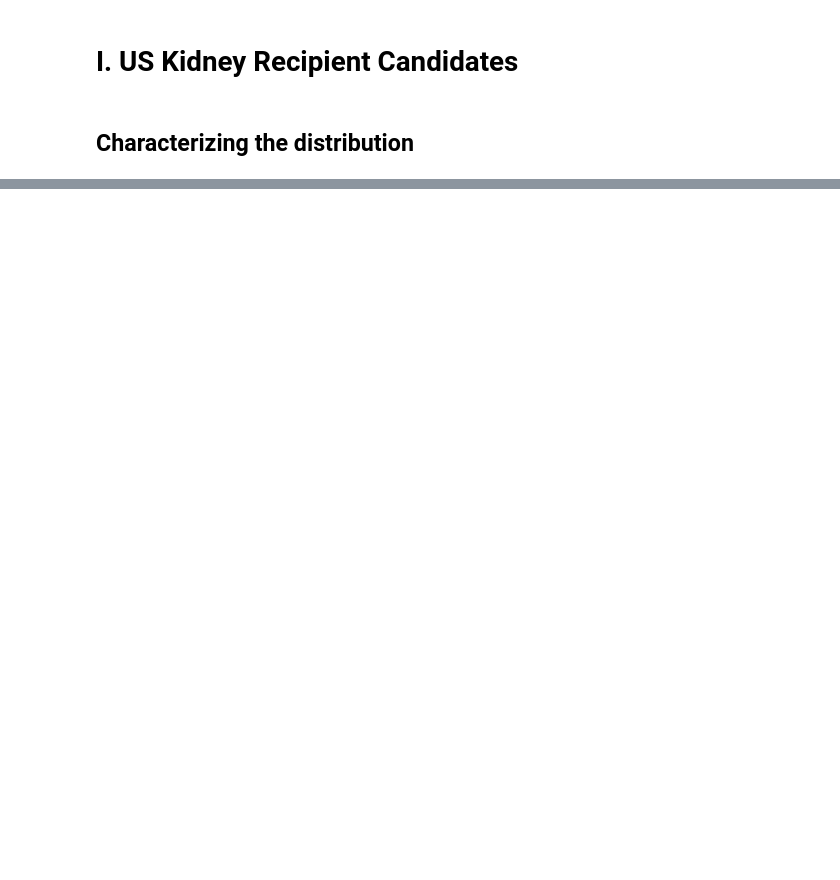
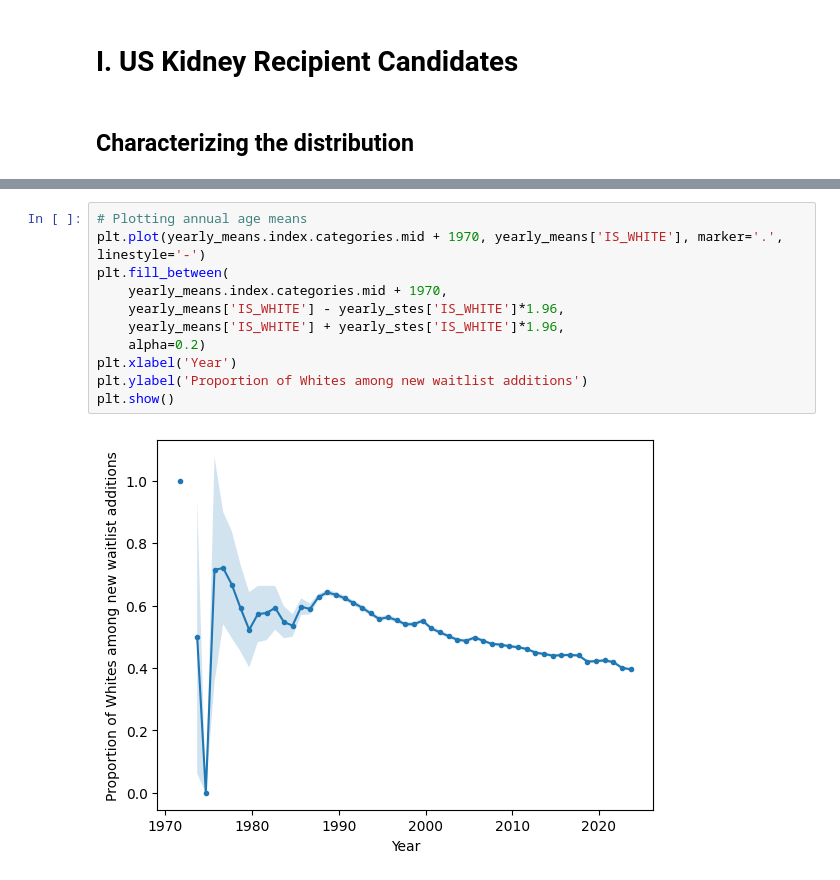
Before and after one commit to dabslee/Kidney_Analysis, a Jupyter notebook: transplant_market/recipients.ipynb, the cells around one changed output, grey strips where cells are left out. Cells and saved outputs as stored; diff of their text form; blank space fills up the shorter version.

```diff
--- a/transplant_market/recipients.ipynb
+++ b/transplant_market/recipients.ipynb
@@ -73,0 +157,13 @@ kidpan_data = kidpan_data.replace({"ETHCAT" : {
+# %%
+# Plotting annual age means
+plt.plot(yearly_means.index.categories.mid + 1970, yearly_means['IS_WHITE'], marker='.', linestyle='-')
+plt.fill_between(
+    yearly_means.index.categories.mid + 1970,
+    yearly_means['IS_WHITE'] - yearly_stes['IS_WHITE']*1.96,
+    yearly_means['IS_WHITE'] + yearly_stes['IS_WHITE']*1.96,
+    alpha=0.2)
+plt.xlabel('Year')
+plt.ylabel('Proportion of Whites among new waitlist additions')
+plt.show()
+# %% [output]
+[figure, added]
```
Also changed, not shown: parts of 17 cells of this notebook, 1 other file.
